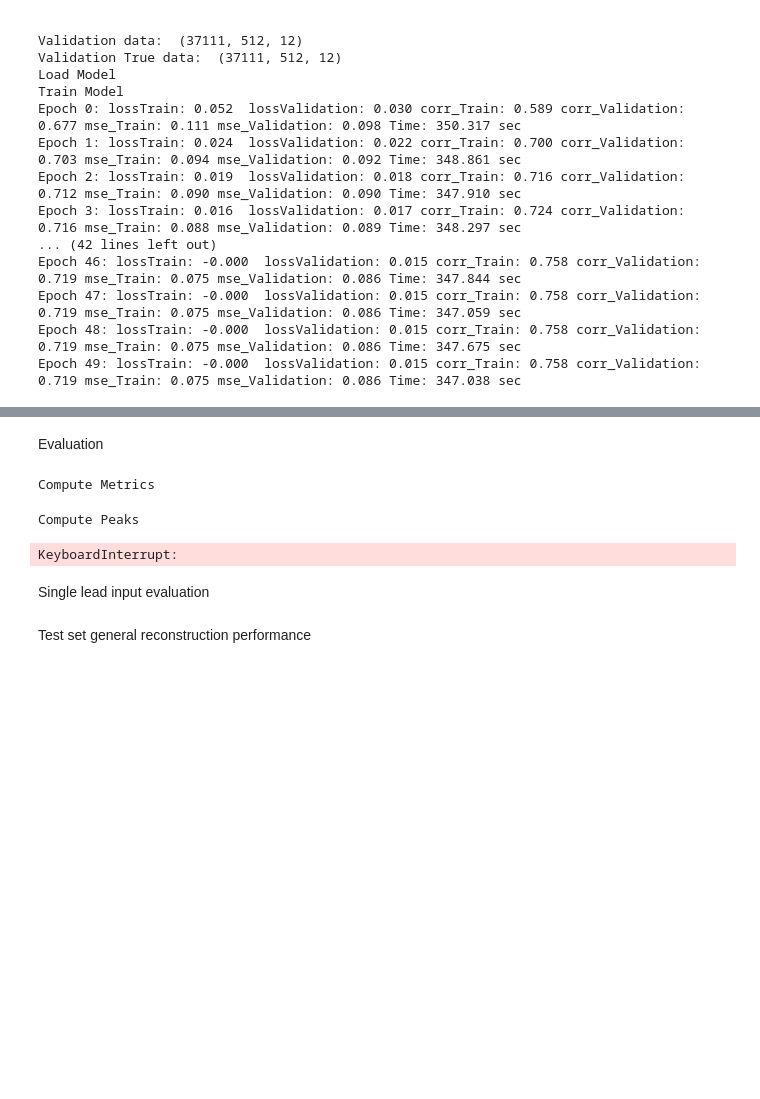
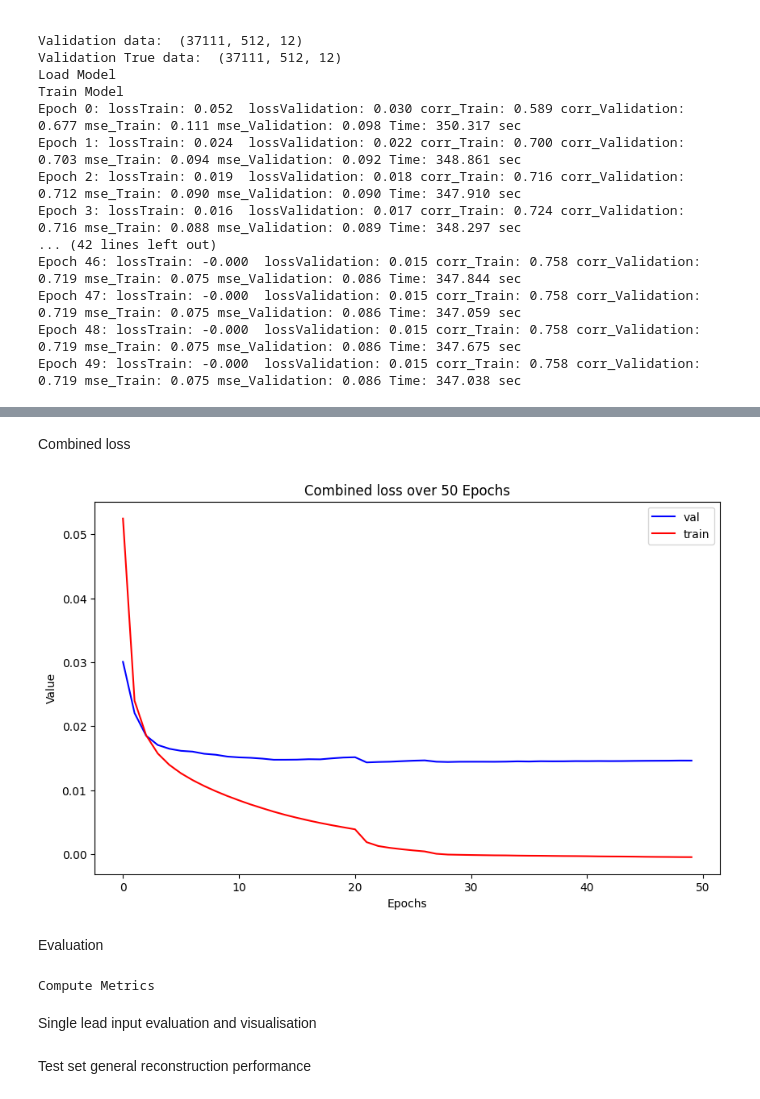
Before and after one commit to ziijiecheng/ptbxl5d, a Jupyter notebook: Internship_Candidate_Assessment.ipynb, the cells around one changed output, grey strips where cells are left out. Cells and saved outputs as stored; diff of their text form; code cells hidden in the pictures; blank space fills up the shorter version.

```diff
--- a/Internship_Candidate_Assessment.ipynb
+++ b/Internship_Candidate_Assessment.ipynb
@@ -1576,3 +2130,29 @@ Epoch 49: lossTrain: -0.000  lossValidation: 0.015 corr_Train: 0.758 corr_Valida
+# %% [markdown]
+Combined loss
+# %%
+loss_data_val = np.load('./loss_50epochs/lost_list_validation_epoch_50.npy')
+loss_data_train = np.load('./loss_50epochs/lost_list_train_epoch_50.npy')
+loss_data_val = loss_data_val/validation_batch_number
+loss_data_train = loss_data_train
+
+# Create the plot
+plt.figure(figsize=(10, 6))
+
+plt.plot(loss_data_val, color='blue', label='val')
+
+plt.plot(loss_data_train, color='red', label='train')
+
+# Add labels, title, and legend
+plt.title('Combined loss over 50 Epochs')
+plt.xlabel('Epochs')
+plt.ylabel('Value')
+plt.legend()
+
+# Save or show the plot
+plt.savefig('./loss_50epochs/loss_visualization.png')
+plt.show()
+# %% [output]
+[figure, added]
 # %% [markdown]
 Evaluation
 # %%
@@ -1583,8 +2163,6 @@ def main(data_path, save_path, seed, device, Train, save_results = "Results/", e
     else:
         print("Compute Metrics")
         Compute_metrics(data_path,save_path+"/Model.pth", save_results, seed, device)
-        print("\nCompute Peaks")
-        Compute_peaks(data_path,save_path+"/Model.pth", save_results, seed, device)
 
 if __name__ == "__main__":
   parser = argparse.ArgumentParser()
@@ -1610,10 +2188,8 @@ if __name__ == "__main__":
   main(args.data_path, args.save_path, args.seed, args.device, args.Train, args.save_results , args.epoch, args.batch_size)
 # %% [output]
 Compute Metrics
-Compute Peaks
-KeyboardInterrupt:
 # %% [markdown]
-Single lead input evaluation
+Single lead input evaluation and visualisation
 # %%
 def normalization(Z):
     mini=Z.min()
```
Also changed, not shown: parts of 35 cells of this notebook.
